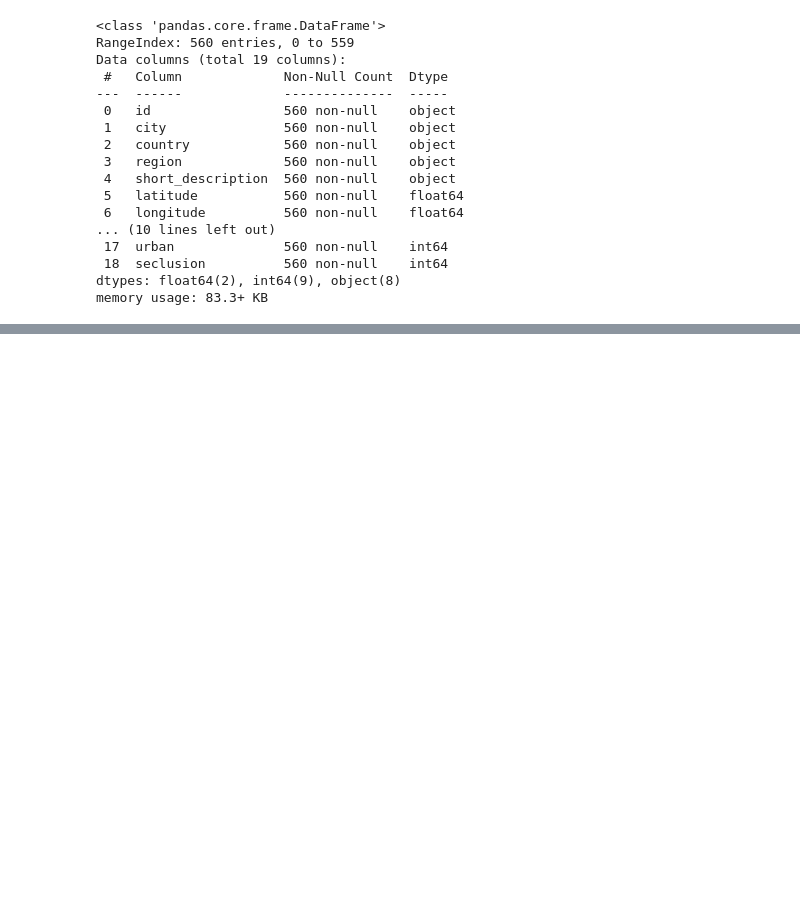
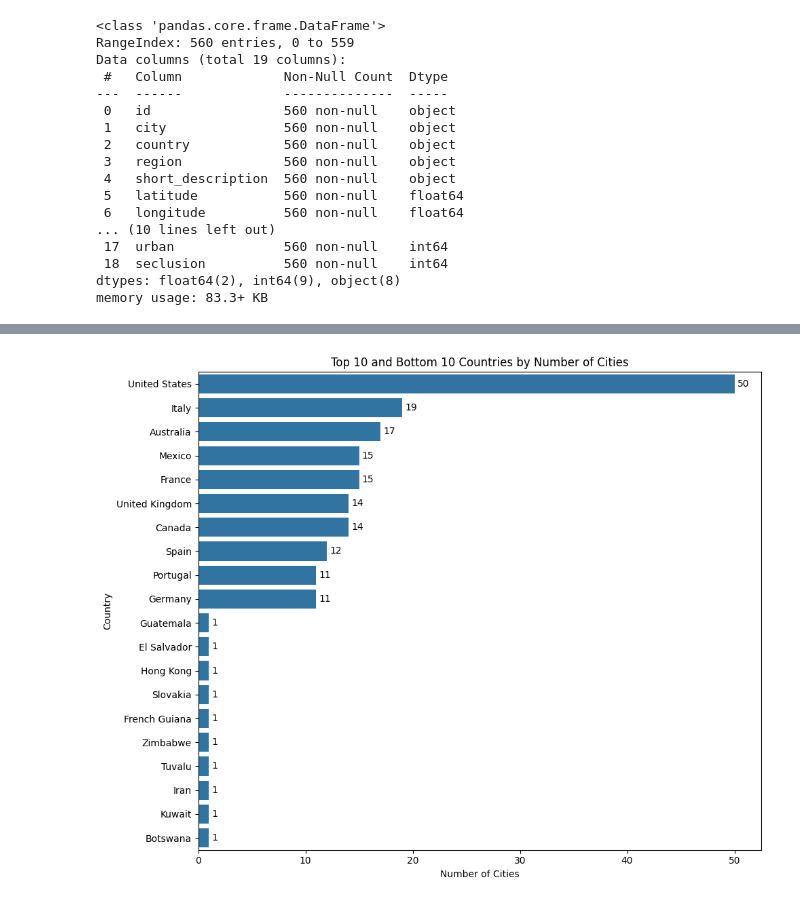
Before and after one commit to raishubham23/WorldWide_Travel_Cities, a Jupyter notebook: Worldwide_Travel_Cities(Rating).ipynb, the cells around one changed output, grey strips where cells are left out. Drawn from its saved outputs; the diff is of its cells as text; code cells hidden in the pictures; blank space fills up the shorter version.

```diff
--- a/Worldwide_Travel_Cities(Rating).ipynb
+++ b/Worldwide_Travel_Cities(Rating).ipynb
@@ -87,0 +103,34 @@ WT_filtered.tail()
+# %%
+import seaborn as sns
+import matplotlib.pyplot as plt
+import pandas as pd
+
+# Step 1: Count number of cities per country
+country_counts = WT_filtered['country'].value_counts()
+
+# Step 2: Get top 10 and bottom 10 countries
+top_10 = country_counts.head(10)
+bottom_10 = country_counts.tail(10)
+
+# Step 3: Combine top and bottom into one Series
+top_bottom = pd.concat([top_10, bottom_10])
+
+# Step 4: Filter original DataFrame for these countries
+filtered_df = WT_filtered[WT_filtered['country'].isin(top_bottom.index)]
+
+# Step 5: Set plot size and create countplot
+plt.figure(figsize=(10, 8))
+ax = sns.countplot(data=filtered_df, y='country', order=top_bottom.index)
+
+# Step 6: Add data labels to bars
+for container in ax.containers:
+    ax.bar_label(container, label_type='edge', padding=3)
+
+# Step 7: Finalize plot
+plt.title('Top 10 and Bottom 10 Countries by Number of Cities')
+plt.xlabel('Number of Cities')
+plt.ylabel('Country')
+plt.tight_layout()
+plt.show()
+# %% [output]
+[figure, added]
```
Also changed, not shown: parts of 11 cells of this notebook.
